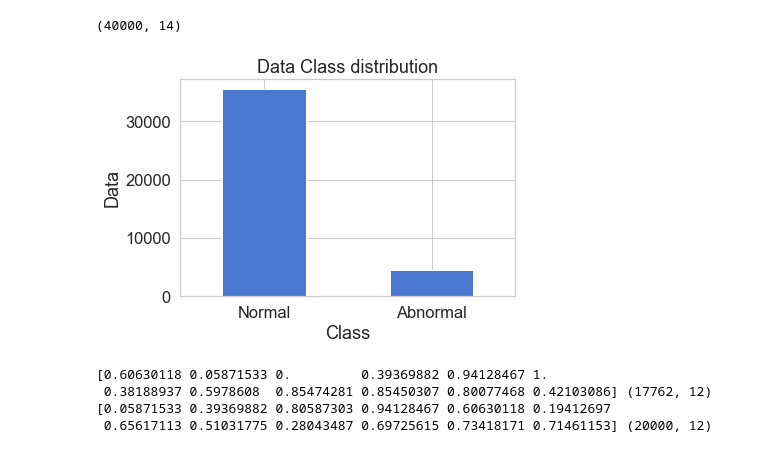
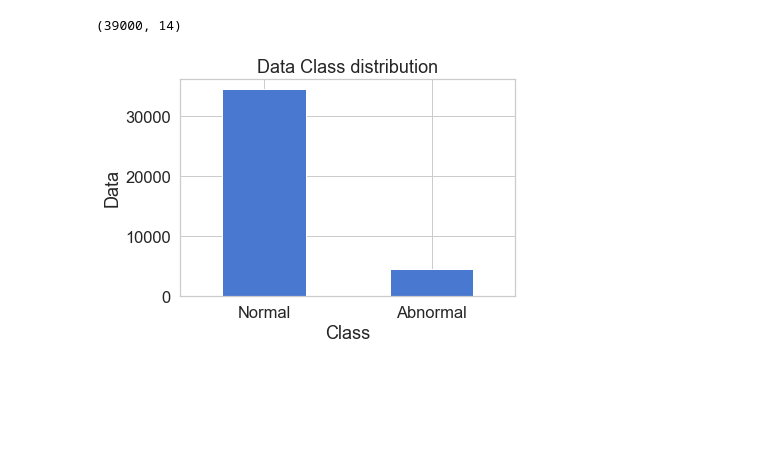
Before and after one commit to 98uranus/Autoencoder, a Jupyter notebook: AE.ipynb, the cells around one changed output. Saved outputs shown, nothing was run; the diff lists cells and outputs as text; code cells hidden in the pictures; blank space fills up the shorter version.

```diff
--- a/AE.ipynb
+++ b/AE.ipynb
@@ -23,36 +23,36 @@ sns.set(style='whitegrid', palette='muted', font_scale=1.5)
 
 RANDOM_SEED = 42
 
-df = pd.read_csv("Autoencoder_wind.csv")
+df = pd.read_csv("Autoencoder1.csv")
 print(df.shape)
 
 LABELS = ["Normal", "Abnormal"]
 
 count_classes =pd.value_counts(df['Class'], sort = True)
 count_classes.plot(kind = 'bar', rot=0)
 plt.title("Data Class distribution")
 plt.xticks(range(2), LABELS)
 plt.xlabel("Class")
 plt.ylabel("Data")
 plt.show();
 
 from sklearn.preprocessing import StandardScaler, MinMaxScaler
 from cmath import pi
 
 data = df.drop(['Time'], axis=1)
 y_true = df['Class']
 
 r2d = 180/pi
 
 data['P'] = r2d * data['P']
 data['Q'] = r2d * data['Q']
 data['R'] = r2d * data['R']
 data['Phi'] = r2d * data['Phi']
 data['Theta'] = r2d * data['Theta']
 data['Psi'] = r2d * data['Psi']
 # %% [output]
-(40000, 14)
+(39000, 14)
-[figure, old version]
+[figure, new version]
 # %%
 X_train, X_test = train_test_split(data, test_size=0.5, random_state=RANDOM_SEED)
 X_train = X_train[X_train.Class == 0]
@@ -104,11 +104,6 @@ X_test = X_test.values
 
 # print(X_train[8], X_train.shape)
 # print(X_test[8], X_test.shape)
-# %% [output]
-[0.60630118 0.05871533 0.         0.39369882 0.94128467 1.
- 0.38188937 0.5978608  0.85474281 0.85450307 0.80077468 0.42103086] (17762, 12)
-[0.05871533 0.39369882 0.80587303 0.94128467 0.60630118 0.19412697
- 0.65617113 0.51031775 0.28043487 0.69725615 0.73418171 0.71461153] (20000, 12)
 # %%
 input_dim = 12
 latent_dim = 4
```
Also changed, not shown: parts of 7 cells of this notebook, 1 other file.
